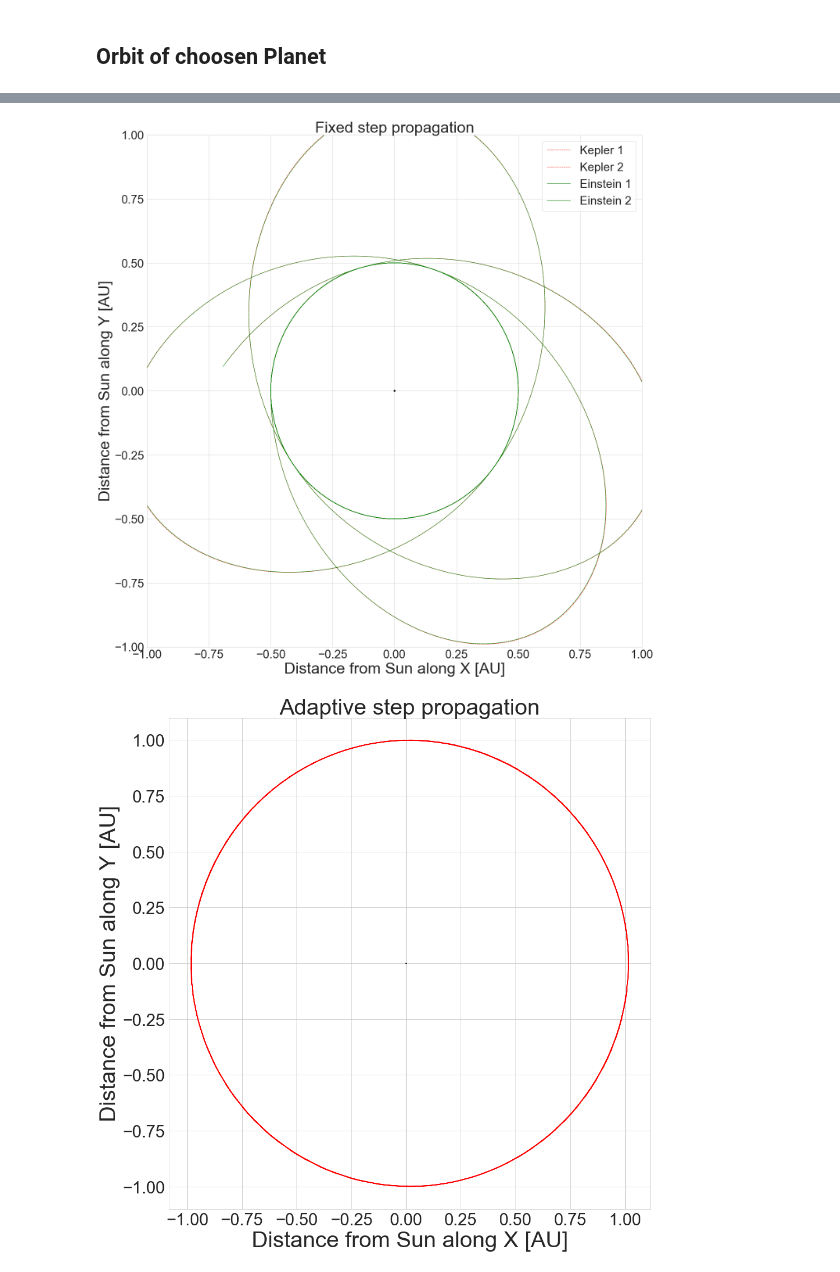
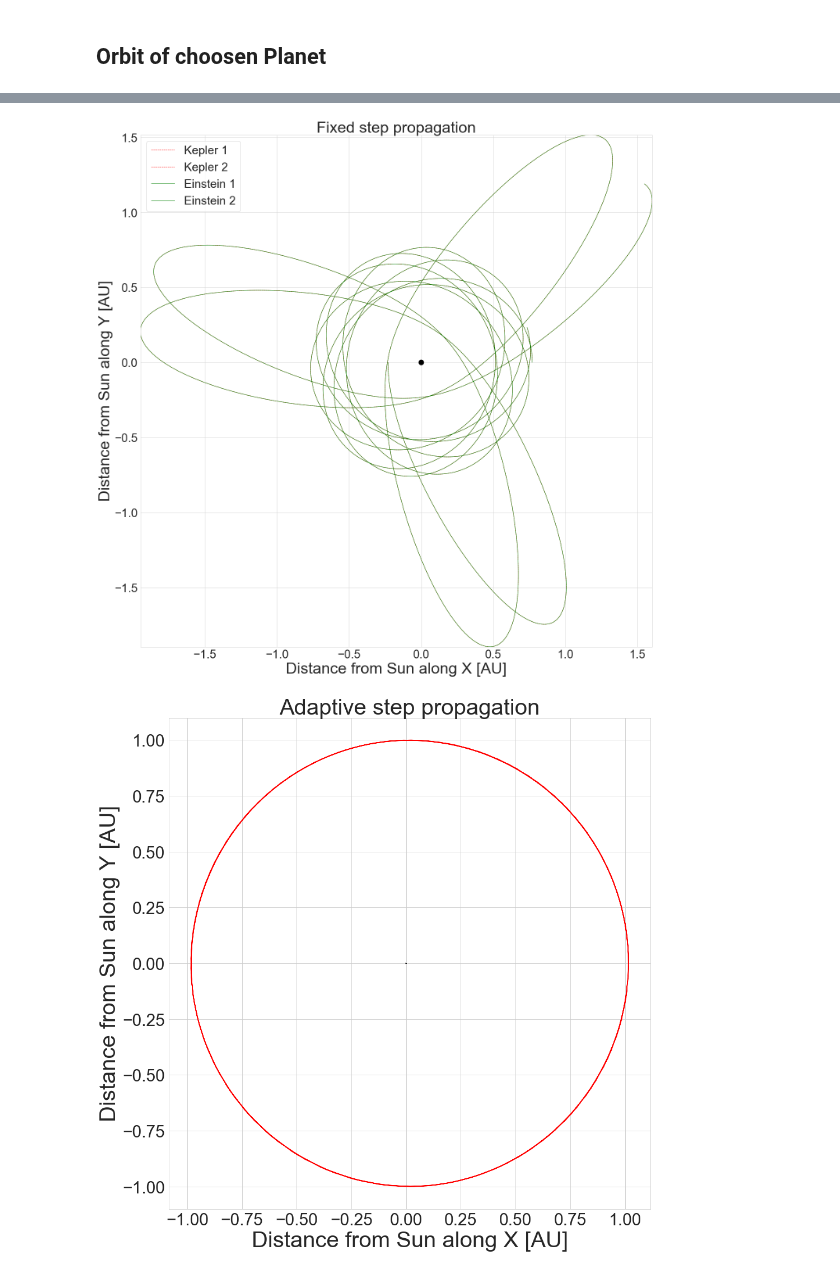
Before and after one commit to masterdesky/ELTE-comp-sim-2019, a Jupyter notebook: III. Planetary Motions/out/III. Planetary Motions - two body.ipynb, the cells around one changed output, grey strips where cells are left out. Drawn from its saved outputs; the diff is of its cells as text; code cells hidden in the pictures.

```diff
--- a/III. Planetary Motions/out/III. Planetary Motions - two body.ipynb
+++ b/III. Planetary Motions/out/III. Planetary Motions - two body.ipynb
@@ -38,12 +38,12 @@ choosen_planet_2 = ''
 if(choosen_planet_1 != ''):
     m_1 = Planets[choosen_planet][0]
 else:
-    m_1 = Planets['Earth'][0]
+    m_1 = Planets['Saturn'][0]
 
 if(choosen_planet_2 != ''):
     m_2 = Planets[choosen_planet][0]
 else:
-    m_2 = Planets['Earth'][0]
+    m_2 = Planets['Jupiter'][0]
 # Eccentricity
 if(choosen_planet_1 != ''):
     ecc_1 = Planets[choosen_planet][2]
@@ -309,38 +318,38 @@ current_mode = mode_choose(mode = 'fixed', relat='no')
 os.system(current_mode)
 data_fixed = np.genfromtxt('fixed.dat')
 axes.plot(data_fixed[::steps,1], data_fixed[::steps,2], c='red', linestyle='--', linewidth=1, label='Kepler 1')
 axes.plot(data_fixed[::steps,6], data_fixed[::steps,7], c='red', linestyle='--', linewidth=1, label='Kepler 2')
 
 current_mode = mode_choose(mode = 'fixed', relat='relat')
 os.system(current_mode)
 data_fixed = np.genfromtxt('fixed.dat')
 axes.plot(data_fixed[::steps,1], data_fixed[::steps,2], c='green', linewidth=1, label='Einstein 1')
 axes.plot(data_fixed[::steps,6], data_fixed[::steps,7], c='green', linewidth=1, label='Einstein 2')
 
-axes.set_xlim(-r_dist,r_dist)
-axes.set_ylim(-r_dist,r_dist)
+axes.set_xlim(min(min(data_fixed[::steps,1]), min(data_fixed[::steps,6])),max(max(data_fixed[::steps,1]), max(data_fixed[::steps,6])))
+axes.set_ylim(min(min(data_fixed[::steps,2]), min(data_fixed[::steps,7])),max(max(data_fixed[::steps,2]), max(data_fixed[::steps,7])))
 
 axes.set_title('Fixed step propagation', fontsize=40)
 
 axes.set_xlabel('Distance from Sun along X [AU]', fontsize=40)
 axes.set_ylabel('Distance from Sun along Y [AU]', fontsize=40)
 
 axes.tick_params(axis='both', which='major', labelsize=30)
 
-Sun_1 = Circle(xy=(0, 0), radius=0.004649, fc='k', zorder=10)
-axes.add_patch(Sun_1)
+CoG = Circle(xy=(0, 0), radius=0.02, fc='k', zorder=10)
+axes.add_patch(CoG)
 
 axes.legend(fontsize=30)
 fig.tight_layout()
 plt.savefig(image_path +
             'two_body_orbit_compare.' +
             image_format,
             format=image_format,
             dpi=image_dpi,
             bbox_inches='tight')
 plt.show()
 # %% [output]
-[figure, old version]
+[figure, new version]
 # %%
 nrows = 1
 ncols = 1
```
Also changed, not shown: parts of 9 cells of this notebook, 6 other files.
